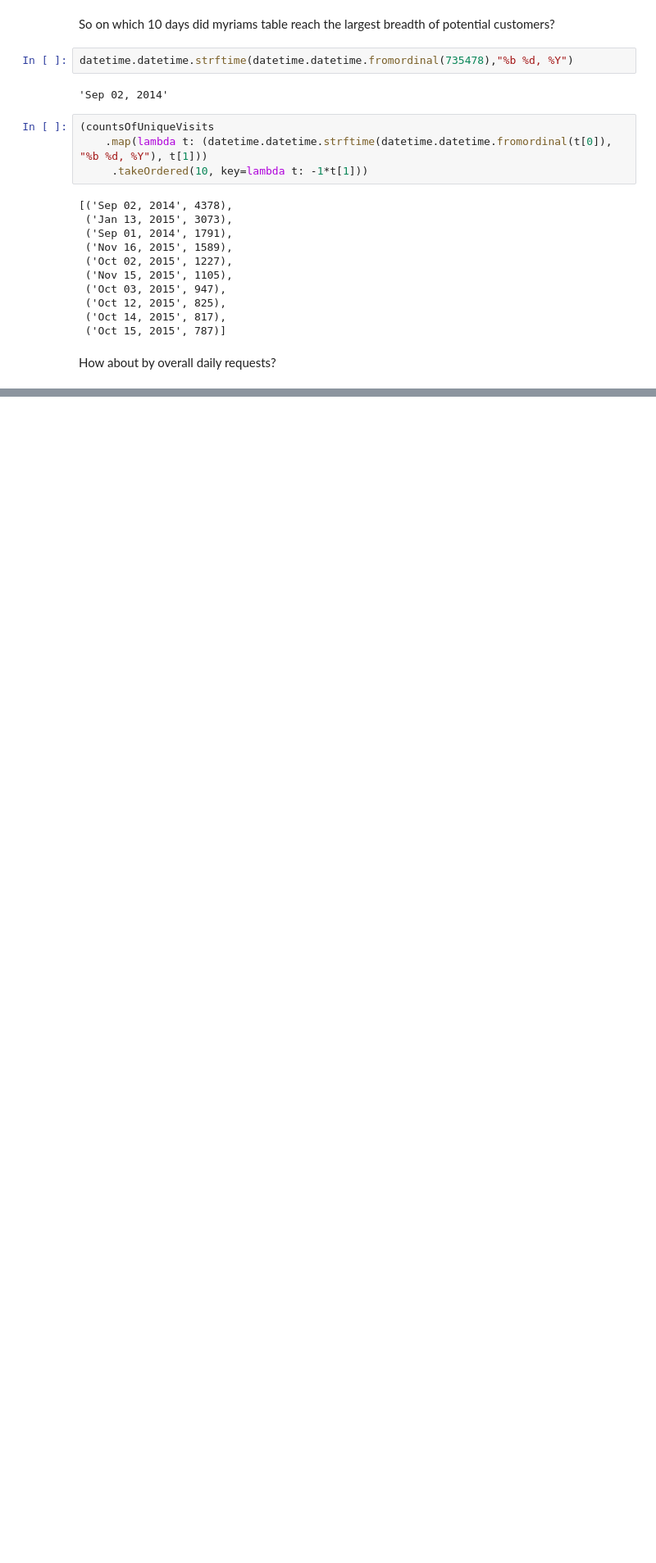
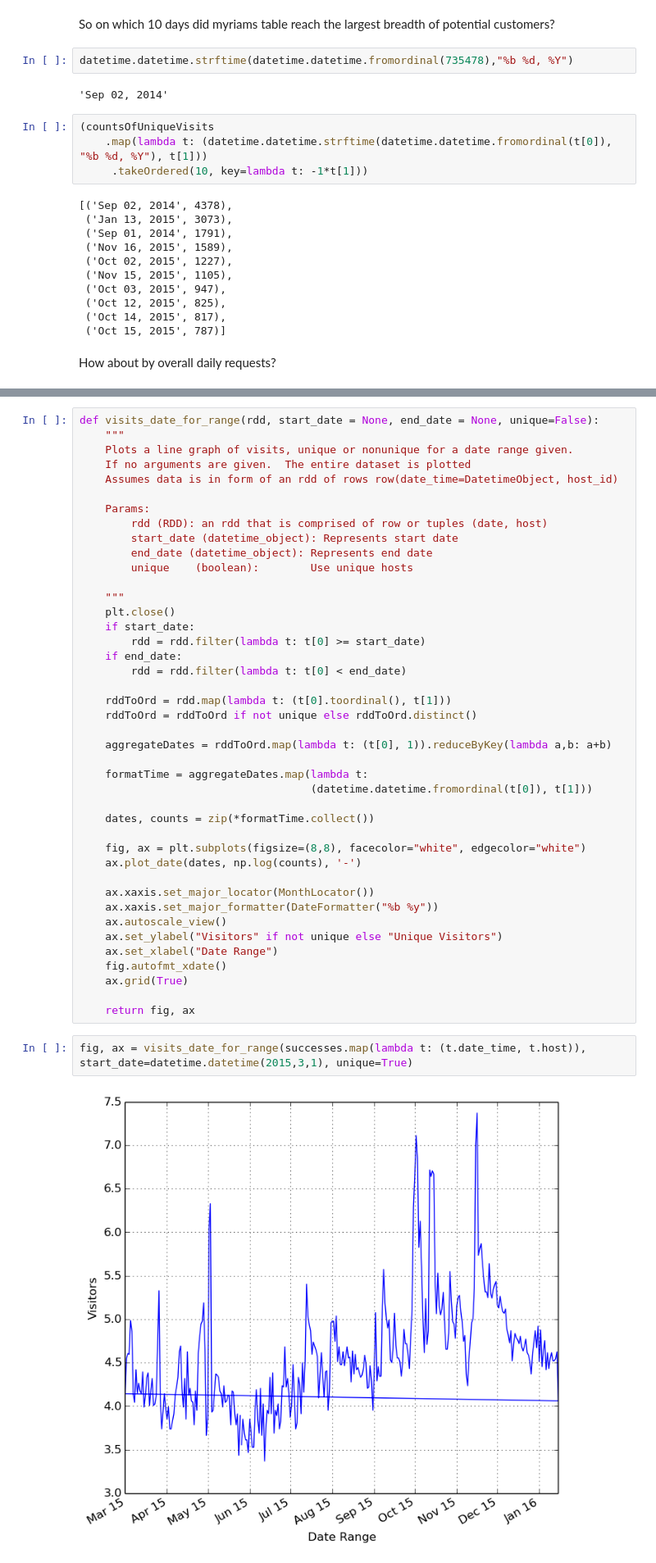
Before and after one commit to sohail288/spark_projects, a Jupyter notebook: Apache Web Log.ipynb, the cells around one changed output, grey strips where cells are left out. Shown at 82% size. Drawn from its saved outputs; the diff is of its cells as text; blank space fills up the shorter version.

```diff
--- a/Apache Web Log.ipynb
+++ b/Apache Web Log.ipynb
@@ -399,0 +419,46 @@ How about by overall daily requests?
+# %%
+def visits_date_for_range(rdd, start_date = None, end_date = None, unique=False):
+    """
+    Plots a line graph of visits, unique or nonunique for a date range given.
+    If no arguments are given.  The entire dataset is plotted
+    Assumes data is in form of an rdd of rows row(date_time=DatetimeObject, host_id)
+
+    Params:
+        rdd (RDD): an rdd that is comprised of row or tuples (date, host)
+        start_date (datetime_object): Represents start date
+        end_date (datetime_object): Represents end date
+        unique    (boolean):        Use unique hosts
+
+    """
+    plt.close()
+    if start_date:
+        rdd = rdd.filter(lambda t: t[0] >= start_date)
+    if end_date:
+        rdd = rdd.filter(lambda t: t[0] < end_date)
+
+    rddToOrd = rdd.map(lambda t: (t[0].toordinal(), t[1]))
+    rddToOrd = rddToOrd if not unique else rddToOrd.distinct()
+
+    aggregateDates = rddToOrd.map(lambda t: (t[0], 1)).reduceByKey(lambda a,b: a+b)
+
+    formatTime = aggregateDates.map(lambda t:
+                                    (datetime.datetime.fromordinal(t[0]), t[1]))
+
+    dates, counts = zip(*formatTime.collect())
+
+    fig, ax = plt.subplots(figsize=(8,8), facecolor="white", edgecolor="white")
+    ax.plot_date(dates, np.log(counts), '-')
+
+    ax.xaxis.set_major_locator(MonthLocator())
+    ax.xaxis.set_major_formatter(DateFormatter("%b %y"))
+    ax.autoscale_view()
+    ax.set_ylabel("Visitors" if not unique else "Unique Visitors")
+    ax.set_xlabel("Date Range")
+    fig.autofmt_xdate()
+    ax.grid(True)
+
+    return fig, ax
+# %%
+fig, ax = visits_date_for_range(successes.map(lambda t: (t.date_time, t.host)), start_date=datetime.datetime(2015,3,1), unique=True)
+# %% [output]
+[figure, added]
```
Also changed, not shown: parts of 14 cells of this notebook, 4 other files.
